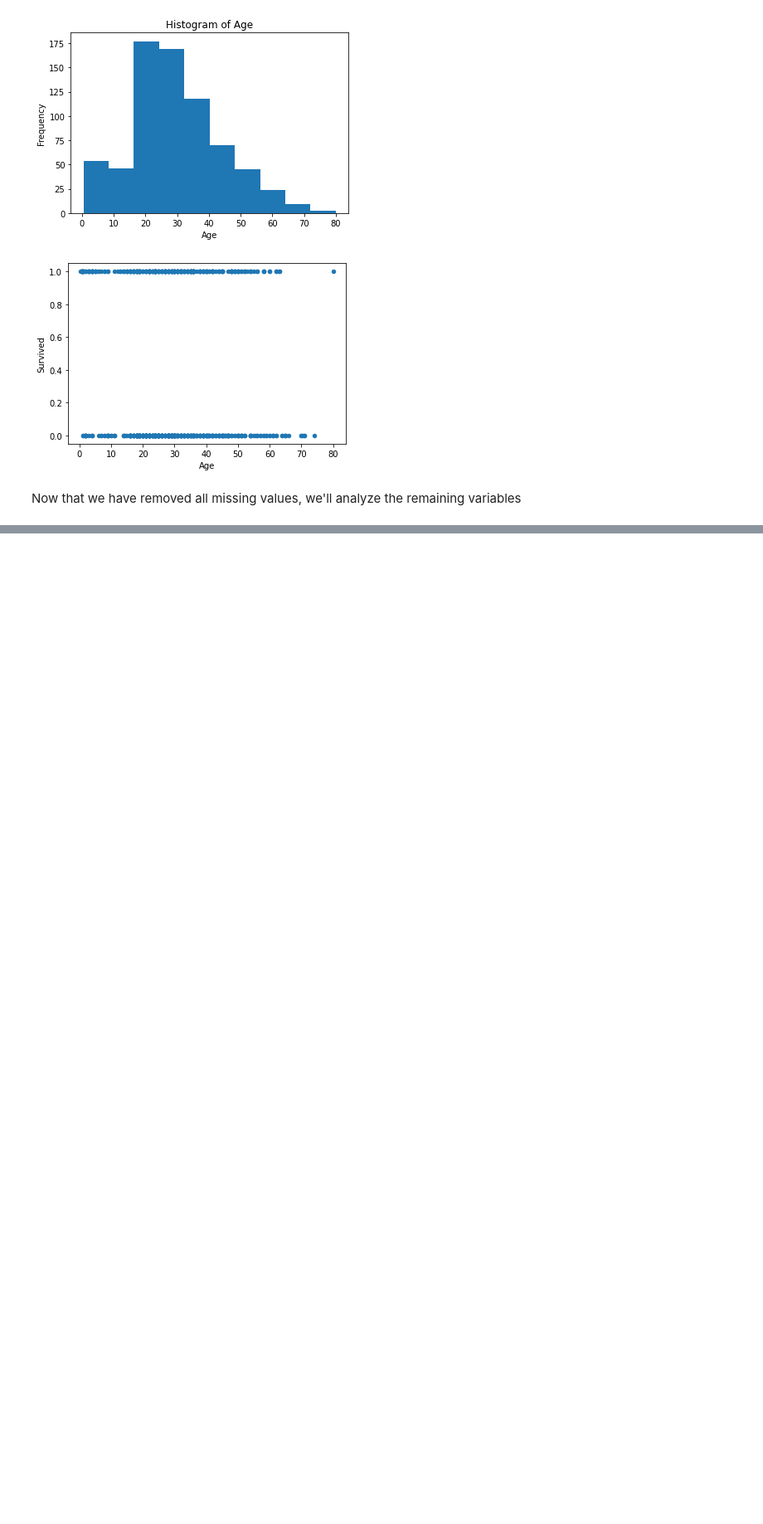
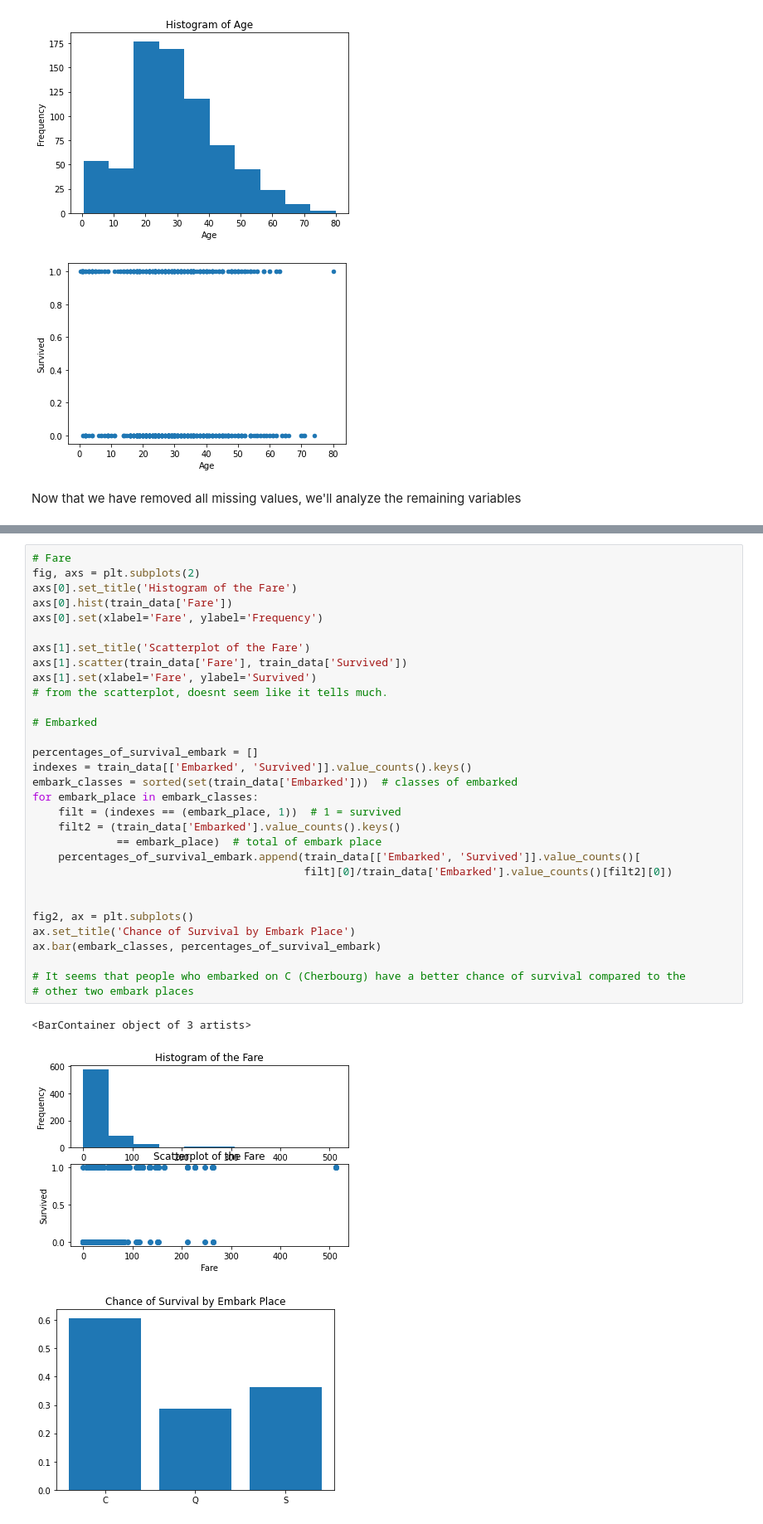
Before and after one commit to matheusorienrac/Notebooks, a Jupyter notebook: Titanic.ipynb, the cells around one changed output, grey strips where cells are left out. Shown at 83% size. Drawn from its saved outputs; the diff is of its cells as text; blank space fills up the shorter version.

```diff
--- a/Titanic.ipynb
+++ b/Titanic.ipynb
@@ -169,0 +197,35 @@ for i in range(0, 2):
+# %%
+# Fare
+fig, axs = plt.subplots(2)
+axs[0].set_title('Histogram of the Fare')
+axs[0].hist(train_data['Fare'])
+axs[0].set(xlabel='Fare', ylabel='Frequency')
+
+axs[1].set_title('Scatterplot of the Fare')
+axs[1].scatter(train_data['Fare'], train_data['Survived'])
+axs[1].set(xlabel='Fare', ylabel='Survived')
+# from the scatterplot, doesnt seem like it tells much.
+
+# Embarked
+
+percentages_of_survival_embark = []
+indexes = train_data[['Embarked', 'Survived']].value_counts().keys()
+embark_classes = sorted(set(train_data['Embarked']))  # classes of embarked
+for embark_place in embark_classes:
+    filt = (indexes == (embark_place, 1))  # 1 = survived
+    filt2 = (train_data['Embarked'].value_counts().keys()
+             == embark_place)  # total of embark place
+    percentages_of_survival_embark.append(train_data[['Embarked', 'Survived']].value_counts()[
+                                          filt][0]/train_data['Embarked'].value_counts()[filt2][0])
+
+
+fig2, ax = plt.subplots()
+ax.set_title('Chance of Survival by Embark Place')
+ax.bar(embark_classes, percentages_of_survival_embark)
+
+# It seems that people who embarked on C (Cherbourg) have a better chance of survival compared to the
+# other two embark places
+# %% [output]
+<BarContainer object of 3 artists>
+[figure, added]
+[figure, added]
```
Also changed, not shown: parts of 4 cells of this notebook.
